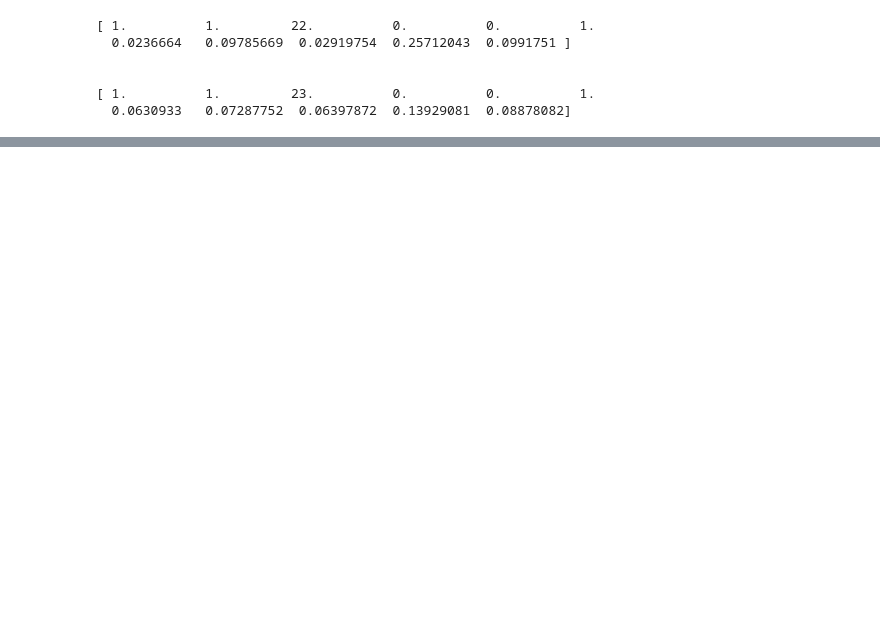
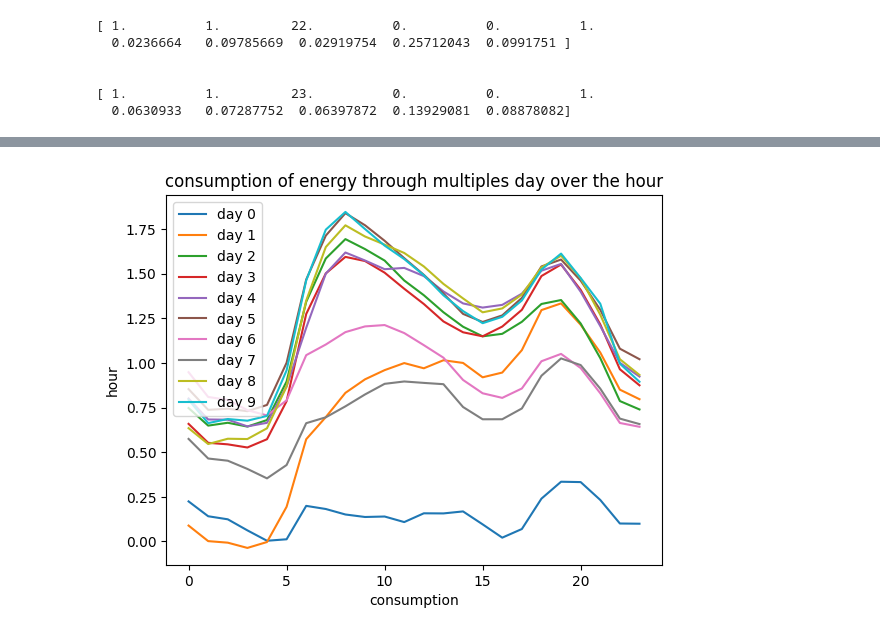
Before and after one commit to runinrunin/conso_E_fr, a Jupyter notebook: explore.ipynb, the cells around one changed output, grey strips where cells are left out. Cells and saved outputs as stored; diff of their text form; code cells hidden in the pictures; blank space fills up the shorter version.

```diff
--- a/explore.ipynb
+++ b/explore.ipynb
@@ -186,0 +179,11 @@ print(y[0])
+# %%
+for i in range(10):
+    x = X[i*24, : , -1]
+    plt.plot(range(24), x, label=f'day {i}')
+    plt.xlabel('consumption')
+    plt.ylabel('hour')
+plt.title('consumption of energy through multiples day over the hour')
+plt.legend()
+plt.show()
+# %% [output]
+[figure, added]
```
Also changed, not shown: parts of 12 cells of this notebook.
